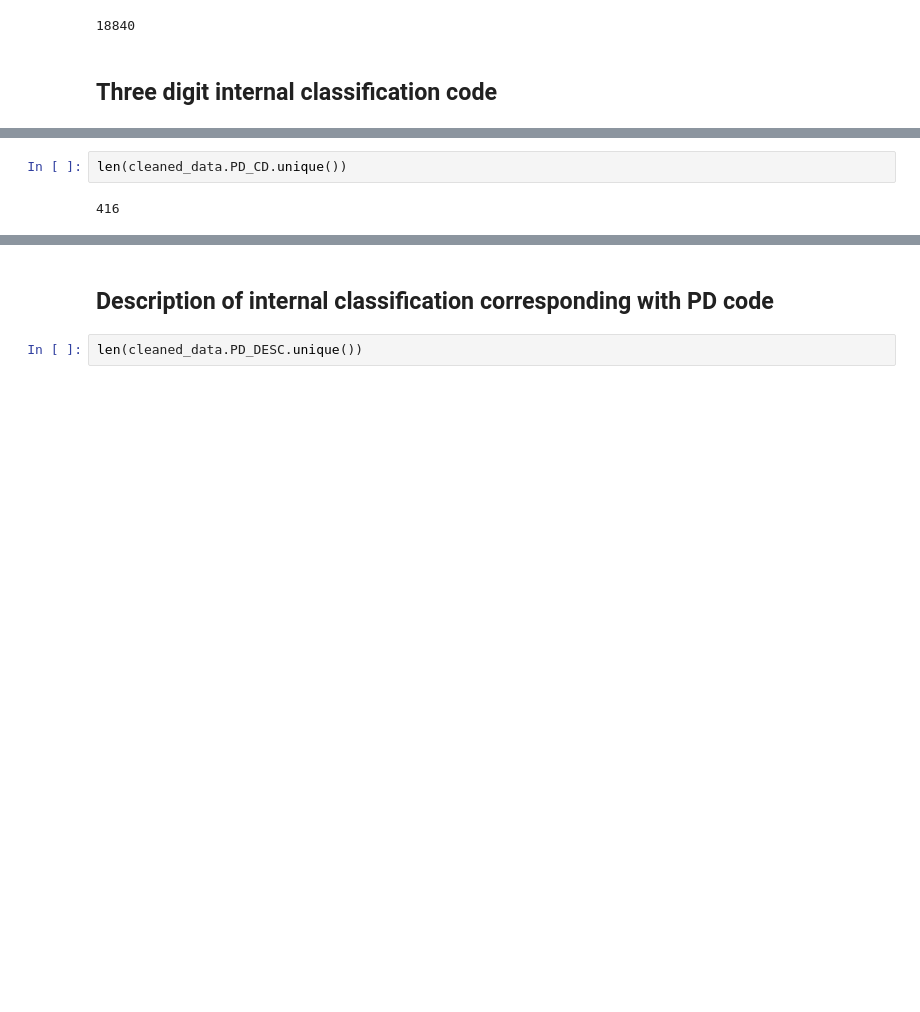
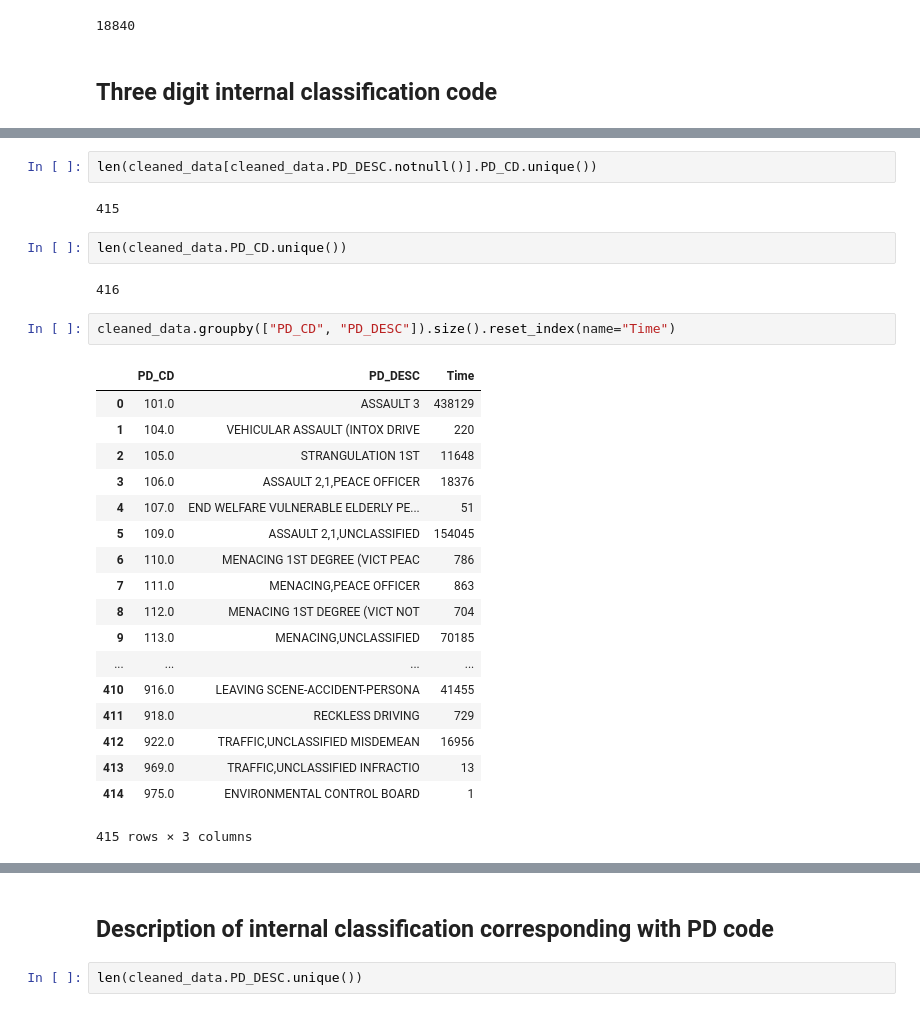
Before and after one commit to WangVictor/BigDataProject, a Jupyter notebook: DataExploration.ipynb, the cells around one changed output, grey strips where cells are left out. Cells and saved outputs as stored; diff of their text form; blank space fills up the shorter version.

```diff
--- a/DataExploration.ipynb
+++ b/DataExploration.ipynb
@@ -314,7 +339,32 @@ cleaned_data.PD_CD.value_counts()
 148.0         1
 975.0         1
 Name: PD_CD, dtype: int64
+# %%
+len(cleaned_data[cleaned_data.PD_DESC.notnull()].PD_CD.unique())
+# %% [output]
+415
 # %%
 len(cleaned_data.PD_CD.unique())
 # %% [output]
 416
+# %%
+cleaned_data.groupby(["PD_CD", "PD_DESC"]).size().reset_index(name="Time")
+# %% [output]
+|  | PD_CD | PD_DESC | Time |
+| 0 | 101.0 | ASSAULT 3 | 438129 |
+| 1 | 104.0 | VEHICULAR ASSAULT (INTOX DRIVE | 220 |
+| 2 | 105.0 | STRANGULATION 1ST | 11648 |
+| 3 | 106.0 | ASSAULT 2,1,PEACE OFFICER | 18376 |
+| 4 | 107.0 | END WELFARE VULNERABLE ELDERLY PE... | 51 |
+| 5 | 109.0 | ASSAULT 2,1,UNCLASSIFIED | 154045 |
+| 6 | 110.0 | MENACING 1ST DEGREE (VICT PEAC | 786 |
+| 7 | 111.0 | MENACING,PEACE OFFICER | 863 |
+| 8 | 112.0 | MENACING 1ST DEGREE (VICT NOT | 704 |
+| 9 | 113.0 | MENACING,UNCLASSIFIED | 70185 |
+| ... | ... | ... | ... |
+| 410 | 916.0 | LEAVING SCENE-ACCIDENT-PERSONA | 41455 |
+| 411 | 918.0 | RECKLESS DRIVING | 729 |
+| 412 | 922.0 | TRAFFIC,UNCLASSIFIED MISDEMEAN | 16956 |
+| 413 | 969.0 | TRAFFIC,UNCLASSIFIED INFRACTIO | 13 |
+| 414 | 975.0 | ENVIRONMENTAL CONTROL BOARD | 1 |
+415 rows × 3 columns
```
Also changed, not shown: parts of 37 cells of this notebook, 2 other files.
